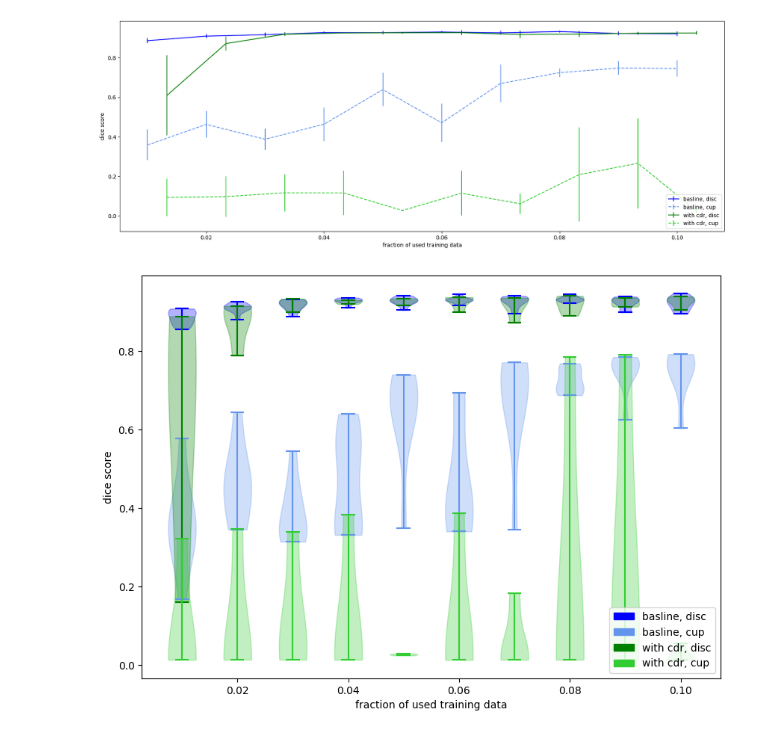
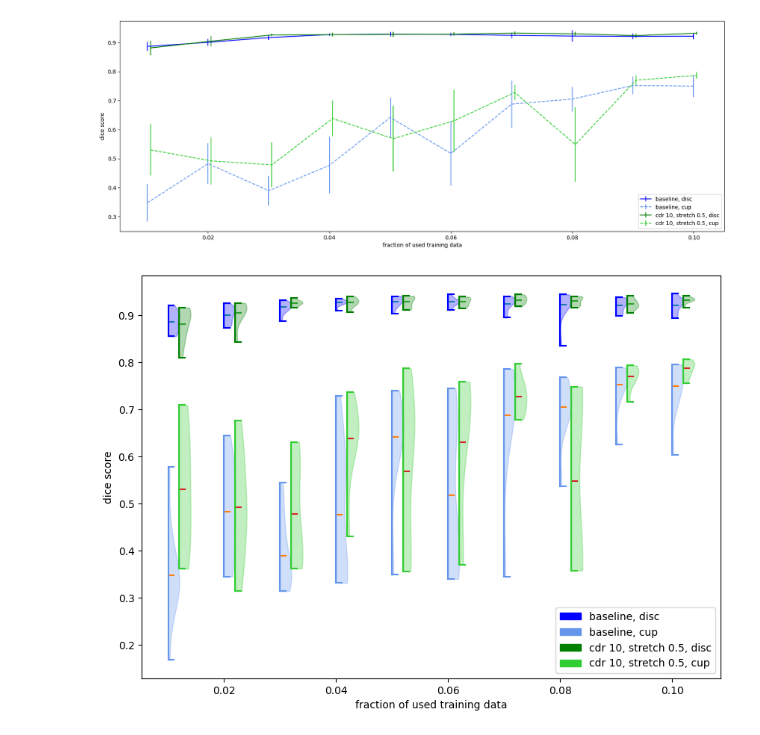
Before and after one commit to mo1333/anatomically_coherent_segmentation, a Jupyter notebook: evaluation_of_data_shortage.ipynb, the cells around one changed output. Saved outputs shown, nothing was run; the diff lists cells and outputs as text; code cells hidden in the pictures.

```diff
--- a/evaluation_of_data_shortage.ipynb
+++ b/evaluation_of_data_shortage.ipynb
@@ -11,7 +11,7 @@ import scipy.stats as stats
 # check out https://matplotlib.org/stable/api/_as_gen/matplotlib.axes.Axes.errorbar.html#matplotlib.axes.Axes.errorbar
 # for plot of numerous experiments with same settings
 
-exp_path = "experiments/" + "cdr50_percRange001_010"
+exp_path = "experiments/" + "standard_percRange001_010"
 if os.path.isfile(
         exp_path + "/simulated_data_shortage_output.csv"):  # check whether we have just a single experiment, or a collection
     data = [pd.read_csv(exp_path + "/simulated_data_shortage_output.csv")]
@@ -81,6 +115,6 @@ plt.legend()
 # %%
-experiments_of_interest = ["standard_percRange001_010", "cdr50_percRange001_010"]
-experiments_labels = ["basline", "with cdr", "topological loss, very narrow"]
+experiments_of_interest = ["standard_percRange001_010", "cdr10_stretch05_percRange001_010"]
+experiments_labels = ["baseline", "cdr 10, stretch 0.5", "topological loss, very narrow"]
 # experiments_colors = [("b", "cornflowerblue"), ("green", "limegreen")]
 experiments_colors = [("b", "cornflowerblue"), ("green", "limegreen"), ("orangered", "coral")]
 exp_paths = ["experiments/" + name for name in experiments_of_interest]
@@ -89,11 +123,11 @@ plt.rcParams["figure.figsize"] = (20,7)
 
 for i in range(len(experiments_of_interest)):
     data = pd.read_csv(exp_paths[i] + "/summary.csv")
-    plt.errorbar(data["percentages"]+i/300,
+    plt.errorbar(data["percentages"]+i/2000,
                  data["disc_performance_mean"],
                  yerr=stats.t.ppf(1 - alpha / 2, df=(len(data) - 1)) / (len(data) ** (1 / 2)) * data["disc_performance_std"],
                  linestyle="-", color=experiments_colors[i][0], label=experiments_labels[i] + ", disc")
-    plt.errorbar(data["percentages"]+i/300,
+    plt.errorbar(data["percentages"]+i/2000,
                  data["cup_performance_mean"],
                  yerr=stats.t.ppf(1 - alpha / 2, df=(len(data) - 1)) / (len(data) ** (1 / 2)) * data["cup_performance_std"],
                  linestyle="--", color=experiments_colors[i][1], label=experiments_labels[i] + ", cup")
@@ -103,44 +137,50 @@ plt.ylabel("dice score")
 plt.legend(loc=4) # loc 4 ... lower right
 plt.show()
 # %% [output]
-[figure, old version]
+[figure, new version]
 # %%
 patches = []
 labels = []
 plt.rcParams["figure.figsize"] = (10,7)
-width = 0.005
+width = 0.004 # widths depends on the percentage area we look at
+shift_factor = 500
 
 for i in range(len(experiments_of_interest)):
     with open(exp_paths[i] + "/whole_data.pickle", "rb") as handle:
         data = pickle.load(handle)
     violin = plt.violinplot(data["disc_performance"],
-                            positions = data["percentages"],
-                            widths=width) # widths depends on the percentage area we look at
+                            positions = [p + i/shift_factor for p in data["percentages"]],
+                            widths=width,
+                            showmeans=True,
+                            side="high")
     for pc in violin['bodies']:
         pc.set_facecolor(experiments_colors[i][0])
         pc.set_edgecolor(experiments_colors[i][0])
     for partname in ('cbars','cmins','cmaxes'):
         vp = violin[partname]
         vp.set_edgecolor(experiments_colors[i][0])
     patches.append(mpatches.Patch(color=experiments_colors[i][0]))
     labels.append(experiments_labels[i] + ", disc")
 
     violin = plt.violinplot(data["cup_performance"],
-                            positions = data["percentages"],
-                            widths=width) # widths depends on the percentage area we look at
+                            positions = [p + i/shift_factor for p in data["percentages"]],
+                            widths=width,
+                            showmeans=True,
+                            side="high")
     for pc in violin['bodies']:
         pc.set_facecolor(experiments_colors[i][1])
         pc.set_edgecolor(experiments_colors[i][1])
     for partname in ('cbars','cmins','cmaxes'):
         vp = violin[partname]
         vp.set_edgecolor(experiments_colors[i][1])
     patches.append(mpatches.Patch(color=experiments_colors[i][1]))
     labels.append(experiments_labels[i] + ", cup")
 
 
 plt.xlabel("fraction of used training data")
 plt.ylabel("dice score")
 plt.legend(patches, labels, loc=4) # loc 4 ... lower right
+plt.savefig("comparison.png")
 plt.show()
 # %% [output]
-[figure, old version]
+[figure, new version]
```
Also changed, not shown: parts of 5 cells of this notebook, 3 other files.
